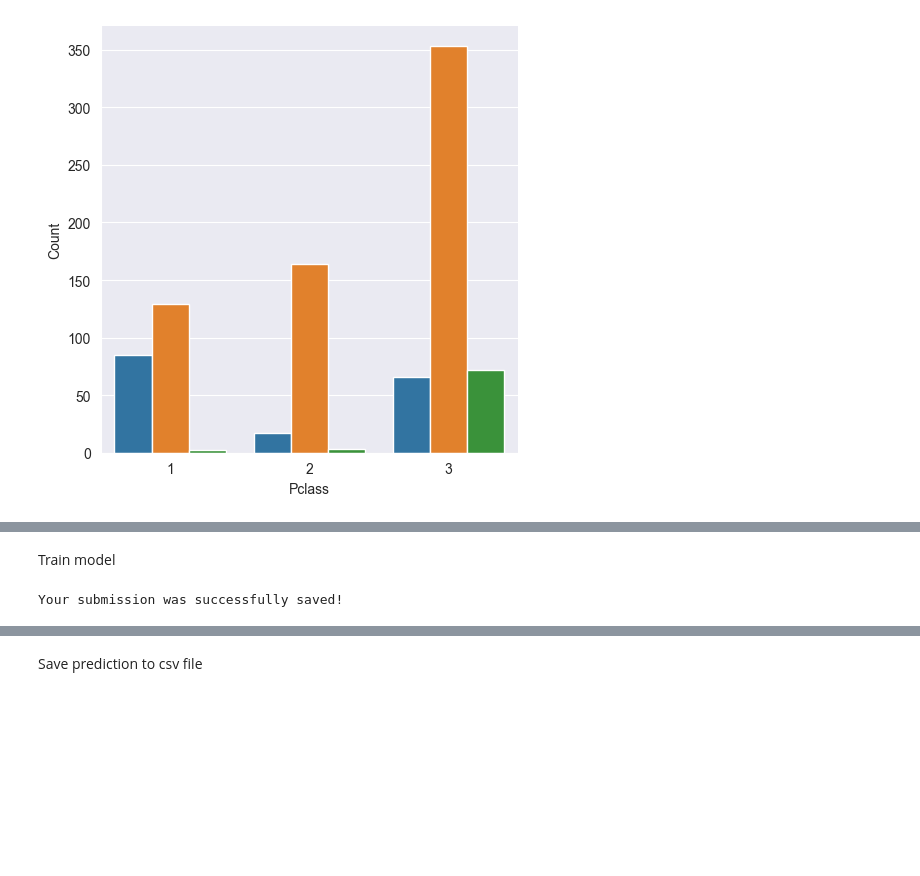
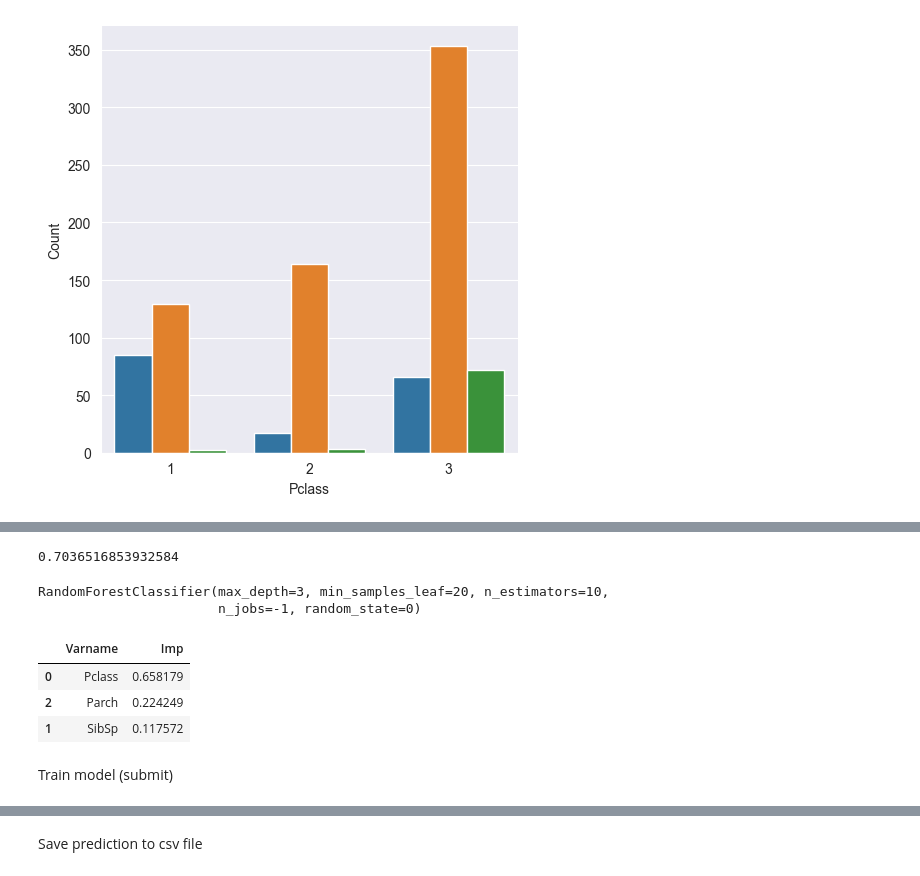
Before and after one commit to Szymqn/KaggleCompetitions, a Jupyter notebook: Titanic - Machine Learning from Disaster/exaple_model.ipynb, the cells around one changed output, grey strips where cells are left out. Saved outputs shown, nothing was run; the diff lists cells and outputs as text; code cells hidden in the pictures; blank space fills up the shorter version.

Commit message:
Added ranking, test XGBoost, rf with tuning parms

```diff
--- a/Titanic - Machine Learning from Disaster/exaple_model.ipynb
+++ b/Titanic - Machine Learning from Disaster/exaple_model.ipynb
@@ -164,0 +258,14 @@ g = g.set_ylabels("Count")
+# %%
+gbc = GradientBoostingClassifier(n_estimators=500, learning_rate=0.05, random_state=100, max_features=5)
+
+gbc.fit(x_train, y_train)
+
+# Confusion matrix
+print("Confusion matrix:\n", confusion_matrix(y_train, gbc.predict(x_train)))
+
+# Accuracy of model
+print("GBC accuracy is %2.2f" % accuracy_score(y_train, gbc.predict(x_train)))
+
+# Classification report
+pred = gbc.predict(x_train)
+print(classification_report(y_train, pred))
@@ -164,0 +287,6 @@ g = g.set_ylabels("Count")
+# %%
+rf = RandomForestClassifier(random_state=0, n_jobs=-1, max_depth=5, n_estimators=100, oob_score=True)
+
+rf.fit(x_train, y_train)
+
+print('Oob score:', rf.oob_score_)
@@ -164,0 +295,15 @@ g = g.set_ylabels("Count")
+# %%
+rf = RandomForestClassifier(random_state=0, n_jobs=-1)
+
+params = {
+    'max_depth': [2, 3, 5, 10, 20],
+    'min_samples_leaf': [5, 10, 20, 50, 100, 200],
+    'n_estimators': [10, 25, 30, 50, 100, 200]
+}
+
+grid_search = GridSearchCV(estimator=rf,
+                           param_grid=params,
+                           cv=4,
+                           n_jobs=-1, verbose=1, scoring="accuracy")
+
+grid_search.fit(x_train, y_train)
@@ -165,20 +318,24 @@ g = g.set_ylabels("Count")
+# %%
+grid_search.best_score_
+# %% [output]
+0.7036516853932584
+# %%
+rf_best = grid_search.best_estimator_
+rf_best
+# %% [output]
+RandomForestClassifier(max_depth=3, min_samples_leaf=20, n_estimators=10,
+                       n_jobs=-1, random_state=0)
+# %%
+imp_df = pd.DataFrame({
+    "Varname": x_train.columns,
+    "Imp": rf_best.feature_importances_
+})
+
+imp_df.sort_values(by="Imp", ascending=False)
+# %% [output]
+|  | Varname | Imp |
+| 0 | Pclass | 0.658179 |
+| 2 | Parch | 0.224249 |
+| 1 | SibSp | 0.117572 |
 # %% [markdown]
-Train model
+Train model (submit)
-# %%
-y = train_data["Survived"]
-
-features = ["Pclass", "Sex", "SibSp", "Parch"]
-
-X = pd.get_dummies(train_data[features])
-X_test = pd.get_dummies(test_data[features])
-
-model = RandomForestClassifier(n_estimators=100, max_depth=5, random_state=1)
-model.fit(X, y)
-predictions = model.predict(X_test)
-
-output = pd.DataFrame({'PassengerId': test_data.PassengerId, 'Survived': predictions})
-output.to_csv('submission.csv', index=False)
-
-print("Your submission was successfully saved!")
-# %% [output]
-Your submission was successfully saved!
```
Also changed, not shown: parts of 17 cells of this notebook, 3 other files.
